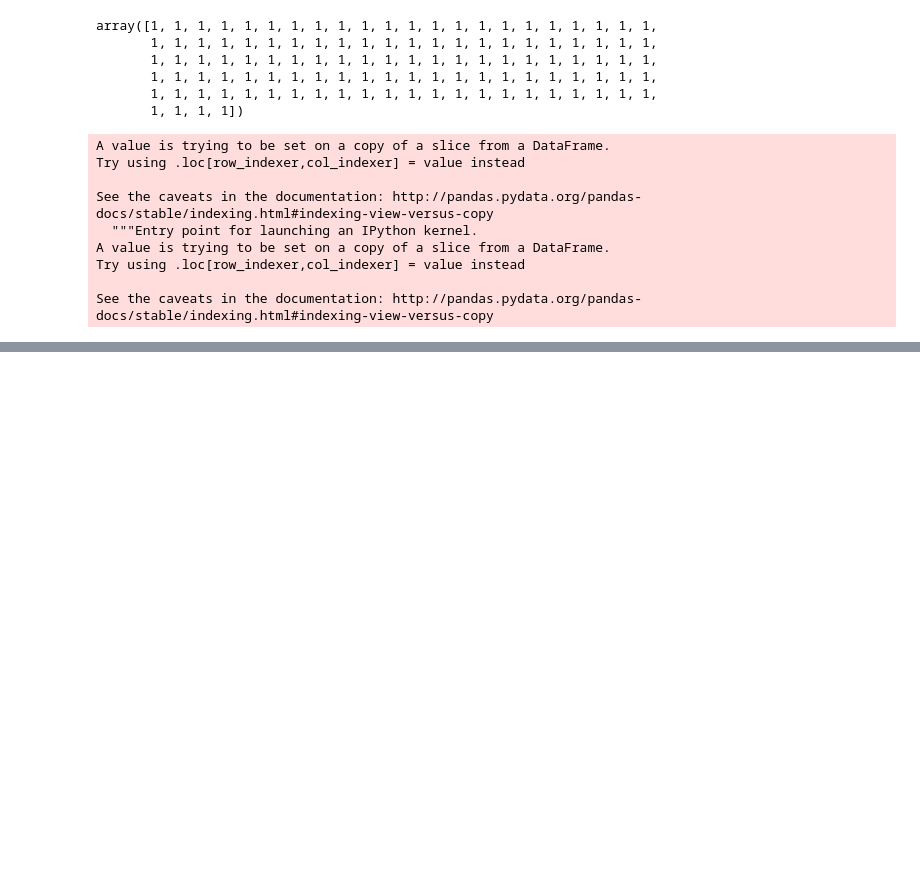
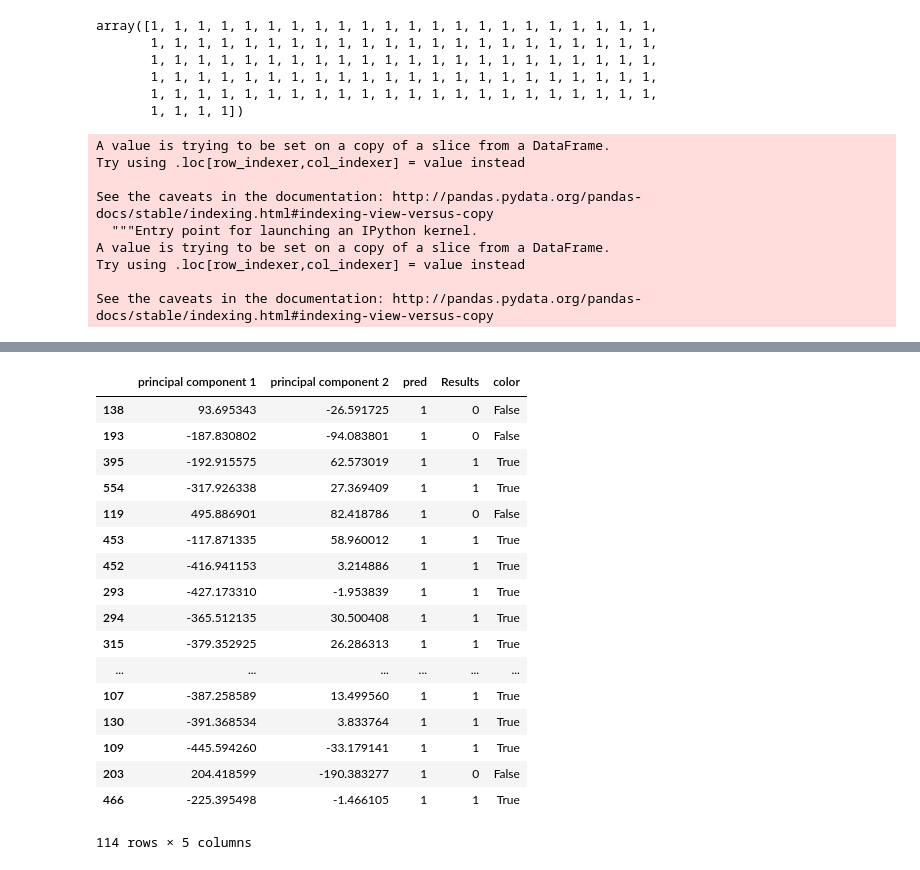
Before and after one commit to apoorva-sh/zodiac-experiments, a Jupyter notebook: experiments.ipynb, the cells around one changed output, grey strips where cells are left out. Drawn from its saved outputs; the diff is of its cells as text; code cells hidden in the pictures; blank space fills up the shorter version.

```diff
--- a/experiments.ipynb
+++ b/experiments.ipynb
@@ -124,3 +129,24 @@ See the caveats in the documentation: http://pandas.pydata.org/pandas-docs/stabl
+# %%
+test
+# %% [output]
+|  | principal component 1 | principal component 2 | pred | Results | color |
+| 138 | 93.695343 | -26.591725 | 1 | 0 | False |
+| 193 | -187.830802 | -94.083801 | 1 | 0 | False |
+| 395 | -192.915575 | 62.573019 | 1 | 1 | True |
+| 554 | -317.926338 | 27.369409 | 1 | 1 | True |
+| 119 | 495.886901 | 82.418786 | 1 | 0 | False |
+| 453 | -117.871335 | 58.960012 | 1 | 1 | True |
+| 452 | -416.941153 | 3.214886 | 1 | 1 | True |
+| 293 | -427.173310 | -1.953839 | 1 | 1 | True |
+| 294 | -365.512135 | 30.500408 | 1 | 1 | True |
+| 315 | -379.352925 | 26.286313 | 1 | 1 | True |
+| ... | ... | ... | ... | ... | ... |
+| 107 | -387.258589 | 13.499560 | 1 | 1 | True |
+| 130 | -391.368534 | 3.833764 | 1 | 1 | True |
+| 109 | -445.594260 | -33.179141 | 1 | 1 | True |
+| 203 | 204.418599 | -190.383277 | 1 | 0 | False |
+| 466 | -225.395498 | -1.466105 | 1 | 1 | True |
+114 rows × 5 columns
 # %%
 #Grid size for test
 
```
Also changed, not shown: parts of 18 cells of this notebook.
